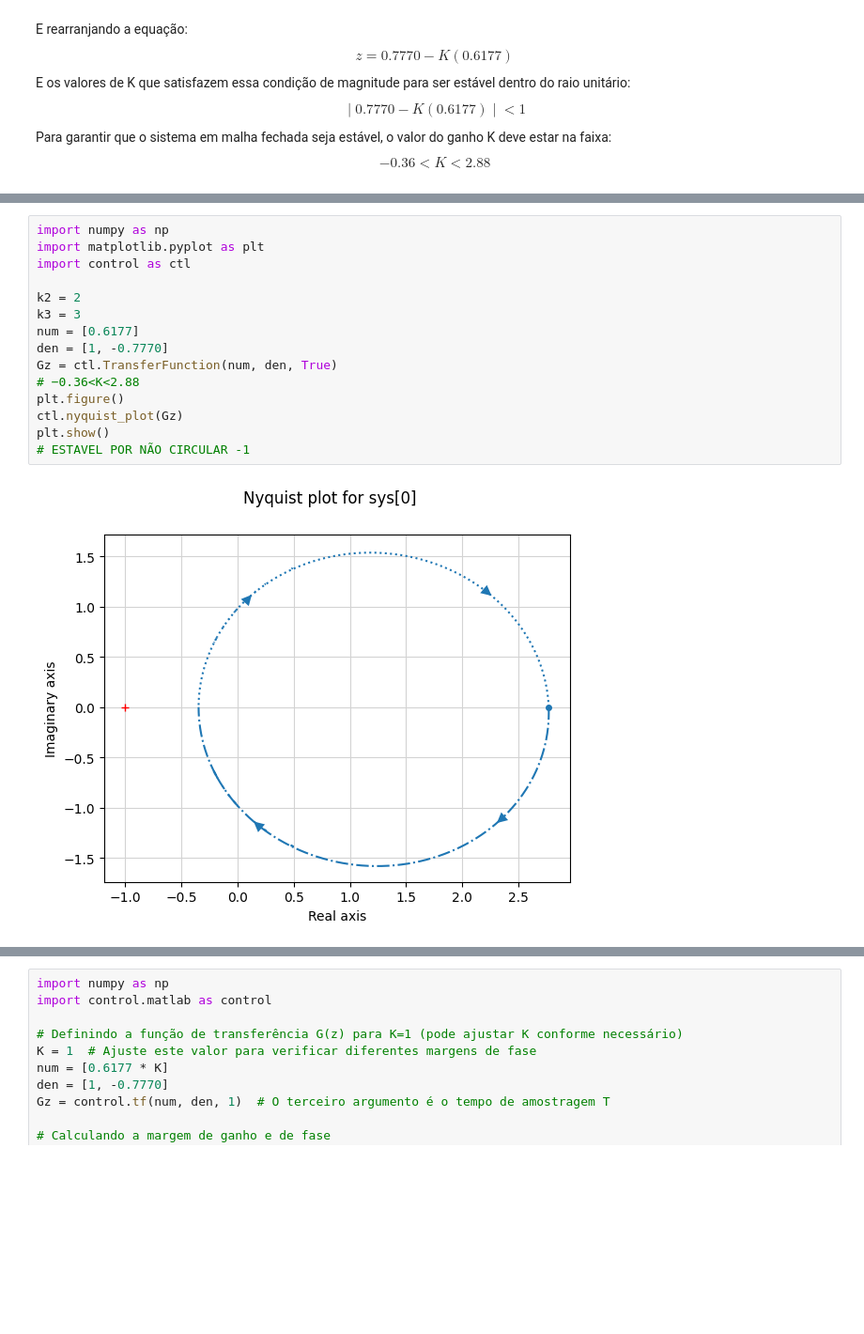
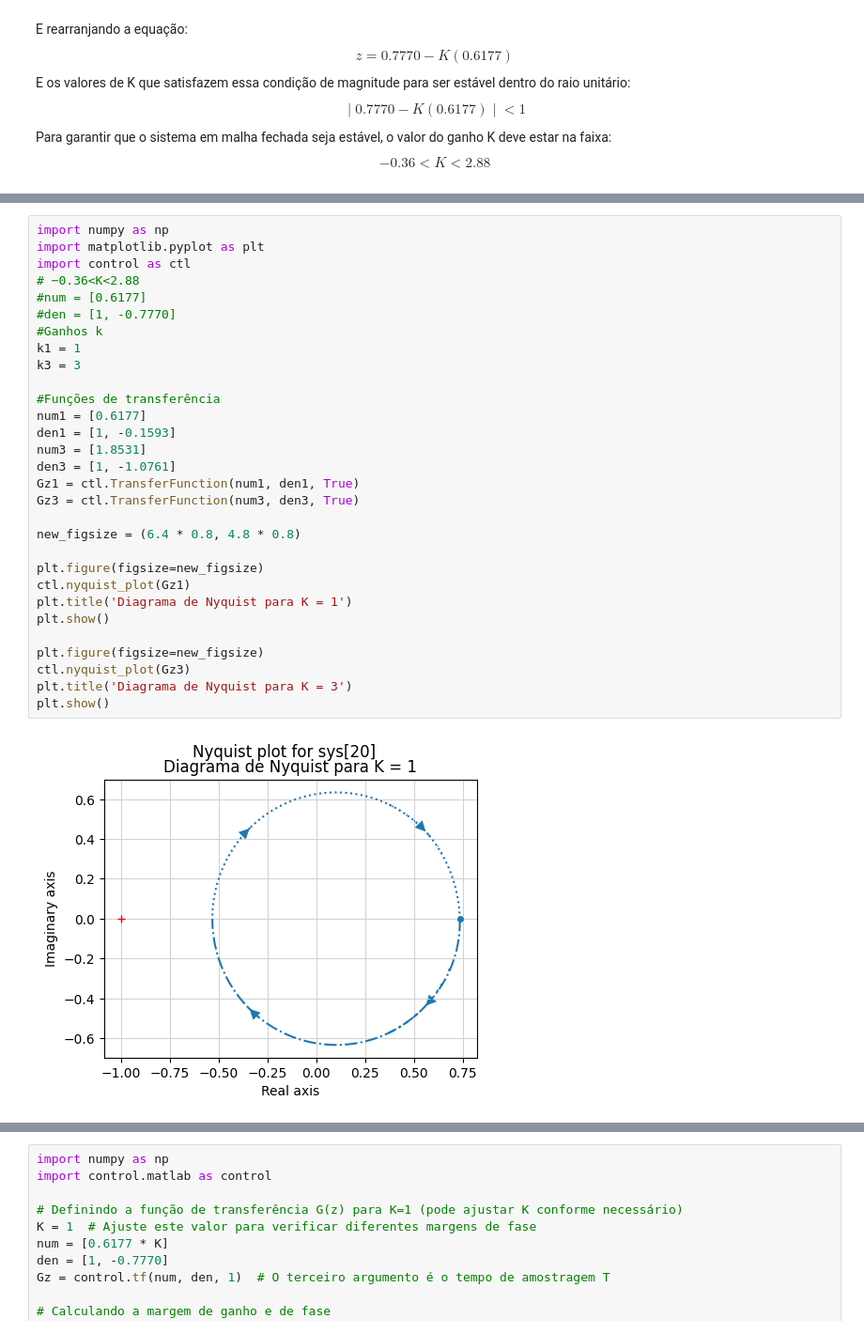
Before and after one commit to pedroivovasconcelos/controledigital, a Jupyter notebook: capitulo5.ipynb, the cells around one changed output, grey strips where cells are left out. Shown at 94% size. Drawn from its saved outputs; the diff is of its cells as text; blank space fills up the shorter version.

```diff
--- a/capitulo5.ipynb
+++ b/capitulo5.ipynb
@@ -38,17 +36,32 @@ Valor do polo no caso K=3 está fora do círculo de raio unitário
 # %%
 import numpy as np
 import matplotlib.pyplot as plt
 import control as ctl
+# −0.36<K<2.88
+#num = [0.6177]
+#den = [1, -0.7770]
+#Ganhos k
+k1 = 1
+k3 = 3
 
-k2 = 2
-k3 = 3
-num = [0.6177]
-den = [1, -0.7770]
-Gz = ctl.TransferFunction(num, den, True)
-# −0.36<K<2.88
-plt.figure()
-ctl.nyquist_plot(Gz)
+#Funções de transferência
+num1 = [0.6177]
+den1 = [1, -0.1593]
+num3 = [1.8531]
+den3 = [1, -1.0761]
+Gz1 = ctl.TransferFunction(num1, den1, True)
+Gz3 = ctl.TransferFunction(num3, den3, True)
+
+new_figsize = (6.4 * 0.8, 4.8 * 0.8)
+
+plt.figure(figsize=new_figsize)
+ctl.nyquist_plot(Gz1)
+plt.title('Diagrama de Nyquist para K = 1')
 plt.show()
-# ESTAVEL POR NÃO CIRCULAR -1
+
+plt.figure(figsize=new_figsize)
+ctl.nyquist_plot(Gz3)
+plt.title('Diagrama de Nyquist para K = 3')
+plt.show()
 # %% [output]
-[figure, old version]
+[figure, new version]
```
Also changed, not shown: parts of 2 cells of this notebook.
